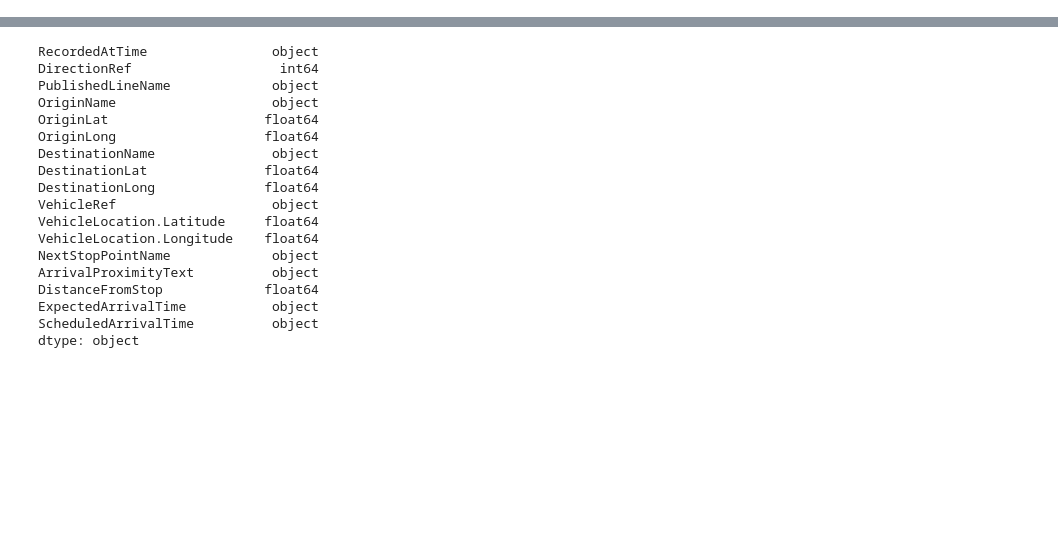
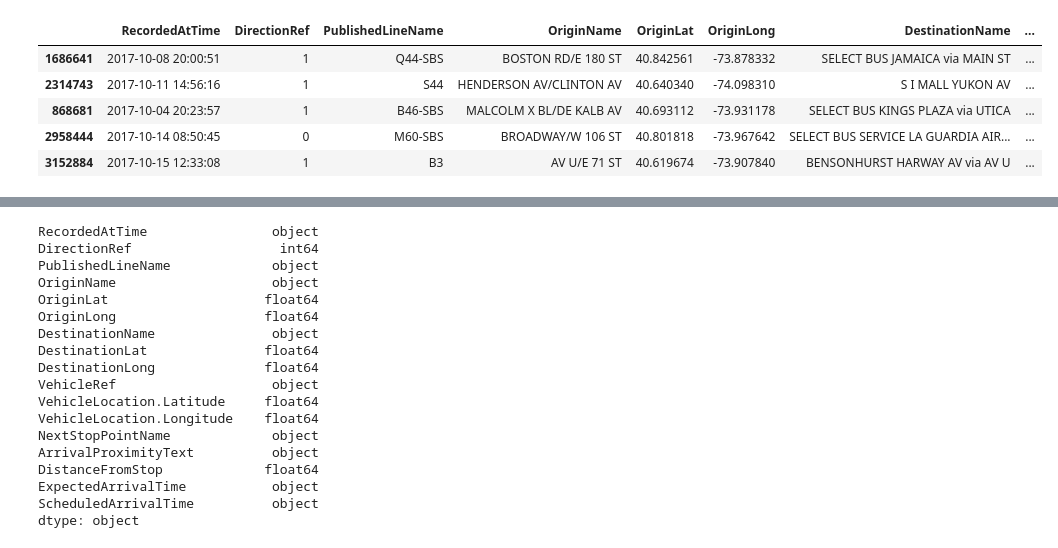
Before and after one commit to jhl126/New-York-Bus-Clustering, a Jupyter notebook: Clustering.ipynb, the cells around one changed output, grey strips where cells are left out. Saved outputs shown, nothing was run; the diff lists cells and outputs as text; code cells hidden in the pictures; blank space fills up the shorter version.

```diff
--- a/Clustering.ipynb
+++ b/Clustering.ipynb
@@ -63,0 +134,11 @@ interactive(children=(Text(value='text input', description='text'), Dropdown(des
+# %%
+# forward fill missing rows
+nyc = nyc.fillna(method="ffill")
+nyc.head()
+# %% [output]
+|  | RecordedAtTime | DirectionRef | PublishedLineName | OriginName | OriginLat | OriginLong | DestinationName | ... |
+| 1686641 | 2017-10-08 20:00:51 | 1 | Q44-SBS | BOSTON RD/E 180 ST | 40.842561 | -73.878332 | SELECT BUS JAMAICA via MAIN ST | ... |
+| 2314743 | 2017-10-11 14:56:16 | 1 | S44 | HENDERSON AV/CLINTON AV | 40.640340 | -74.098310 | S I MALL YUKON AV | ... |
+| 868681 | 2017-10-04 20:23:57 | 1 | B46-SBS | MALCOLM X BL/DE KALB AV | 40.693112 | -73.931178 | SELECT BUS KINGS PLAZA via UTICA | ... |
+| 2958444 | 2017-10-14 08:50:45 | 0 | M60-SBS | BROADWAY/W 106 ST | 40.801818 | -73.967642 | SELECT BUS SERVICE LA GUARDIA AIR... | ... |
+| 3152884 | 2017-10-15 12:33:08 | 1 | B3 | AV U/E 71 ST | 40.619674 | -73.907840 | BENSONHURST HARWAY AV via AV U | ... |
```
Also changed, not shown: parts of 46 cells of this notebook.
